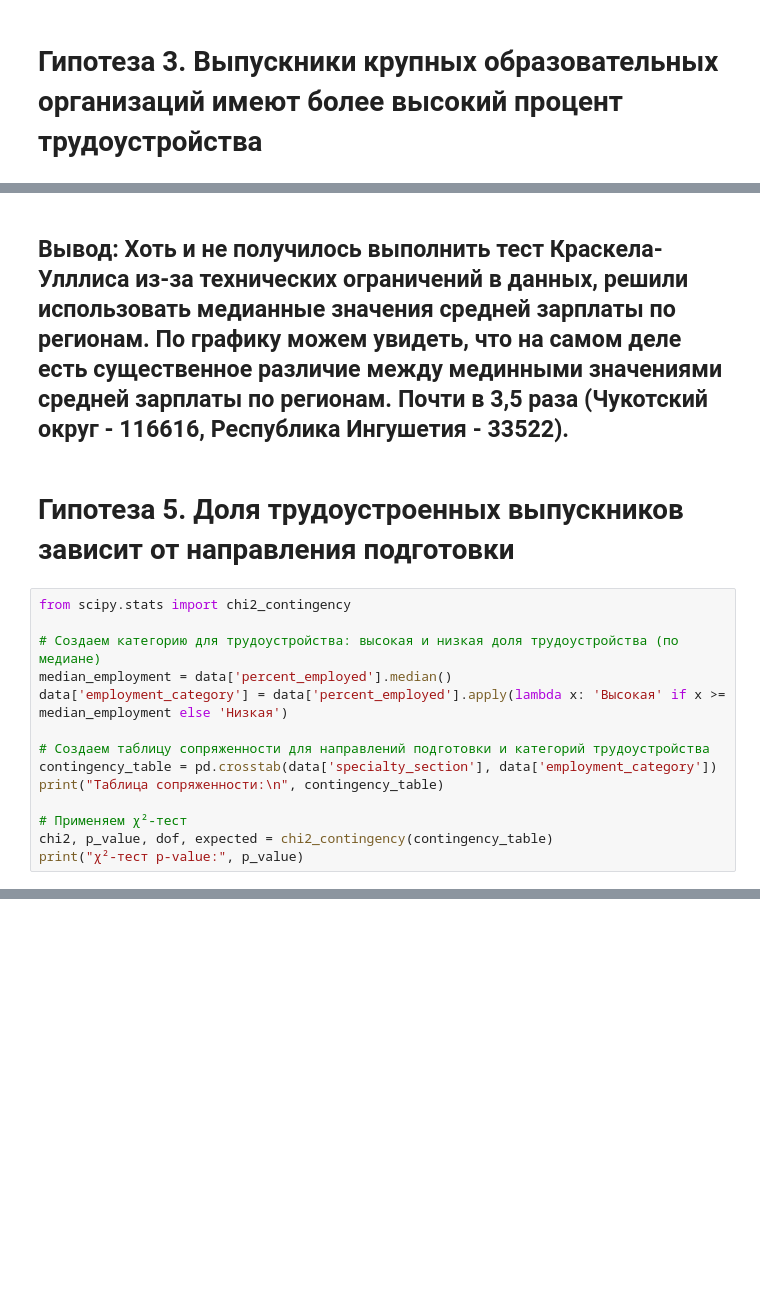
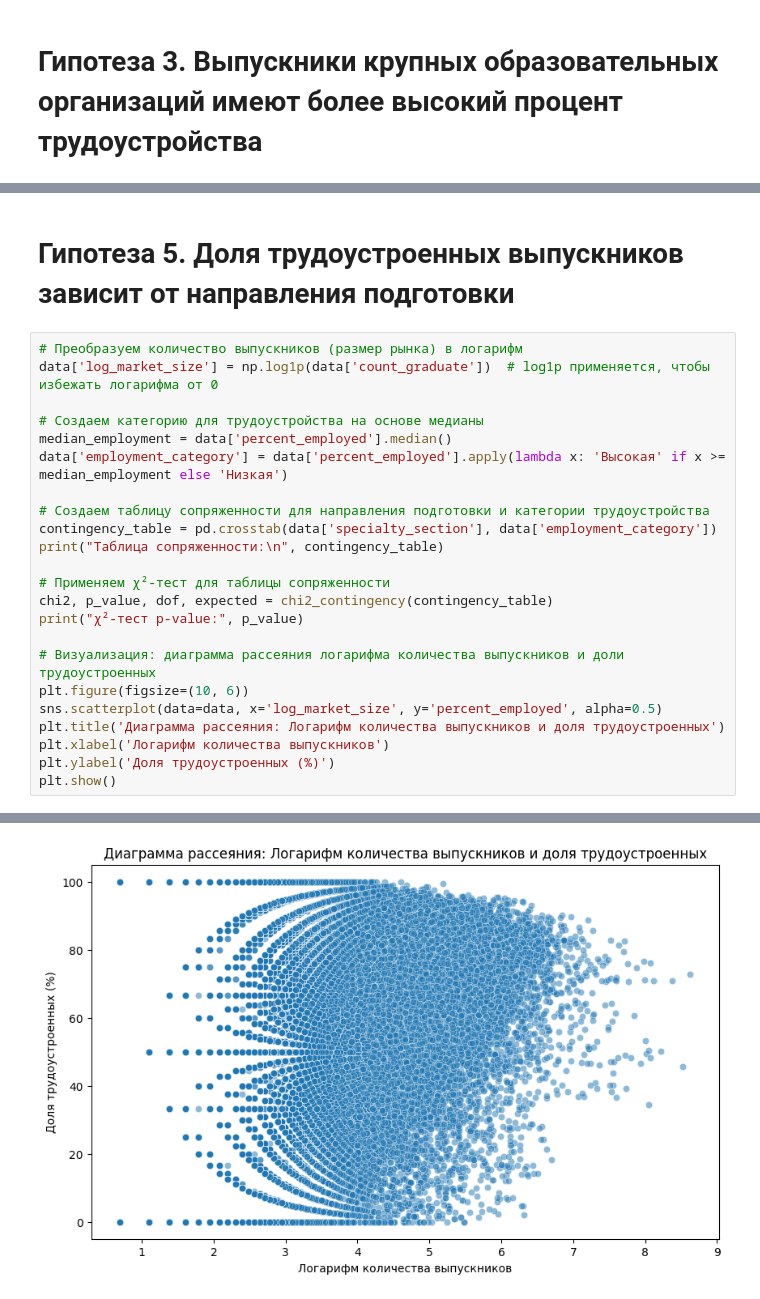
Before and after one commit to Nar743/stat-education, a Jupyter notebook: notebook2.ipynb, the cells around one changed output, grey strips where cells are left out. Drawn from its saved outputs; the diff is of its cells as text; blank space fills up the shorter version.

```diff
--- a/notebook2.ipynb
+++ b/notebook2.ipynb
@@ -248,36 +226,44 @@ Name: average_salary, Length: 87, dtype: float64
-# %% [markdown]
-## Вывод: Хоть и не получилось выполнить тест Краскела-Улллиса из-за технических ограничений в данных, решили использовать медианные значения средней зарплаты по регионам. По графику можем увидеть, что на самом деле есть существенное различие между мединными значениями средней зарплаты по регионам. Почти в 3,5 раза (Чукотский округ - 116616, Республика Ингушетия - 33522).
 # %% [markdown]
 # Гипотеза 5. Доля трудоустроенных выпускников зависит от направления подготовки
 # %%
-from scipy.stats import chi2_contingency
+# Преобразуем количество выпускников (размер рынка) в логарифм
+data['log_market_size'] = np.log1p(data['count_graduate'])  # log1p применяется, чтобы избежать логарифма от 0
 
-# Создаем категорию для трудоустройства: высокая и низкая доля трудоустройства (по медиане)
+# Создаем категорию для трудоустройства на основе медианы
 median_employment = data['percent_employed'].median()
 data['employment_category'] = data['percent_employed'].apply(lambda x: 'Высокая' if x >= median_employment else 'Низкая')
 
-# Создаем таблицу сопряженности для направлений подготовки и категорий трудоустройства
+# Создаем таблицу сопряженности для направления подготовки и категории трудоустройства
 contingency_table = pd.crosstab(data['specialty_section'], data['employment_category'])
 print("Таблица сопряженности:\n", contingency_table)
 
-# Применяем χ²-тест
+# Применяем χ²-тест для таблицы сопряженности
 chi2, p_value, dof, expected = chi2_contingency(contingency_table)
 print("χ²-тест p-value:", p_value)
+
+# Визуализация: диаграмма рассеяния логарифма количества выпускников и доли трудоустроенных
+plt.figure(figsize=(10, 6))
+sns.scatterplot(data=data, x='log_market_size', y='percent_employed', alpha=0.5)
+plt.title('Диаграмма рассеяния: Логарифм количества выпускников и доля трудоустроенных')
+plt.xlabel('Логарифм количества выпускников')
+plt.ylabel('Доля трудоустроенных (%)')
+plt.show()
 # %% [output]
 Таблица сопряженности:
  employment_category                                 Высокая  Низкая
 specialty_section
 Авиационная и ракетно-космическая техника              1679     568
 Архитектура                                            1840    1937
 Аэронавигация и эксплуатация авиационной и раке...      767     551
 Биологические науки                                    2066    1163
 Ветеринария и зоотехния                                2851    3226
 Изобразительное и прикладные виды искусств             4020    9992
 Информатика и вычислительная техника                  19252   19984
 Информационная безопасность                            2914    1810
 Искусствознание                                         534     478
 ... (44 lines left out)
 Юриспруденция                                          5928   19438
 Ядерная энергетика и технологии                         706     284
 Языкознание и литературоведение                        3271    4084
 χ²-тест p-value: 0.0
+[figure, added]
```
Also changed, not shown: parts of 15 cells of this notebook.
